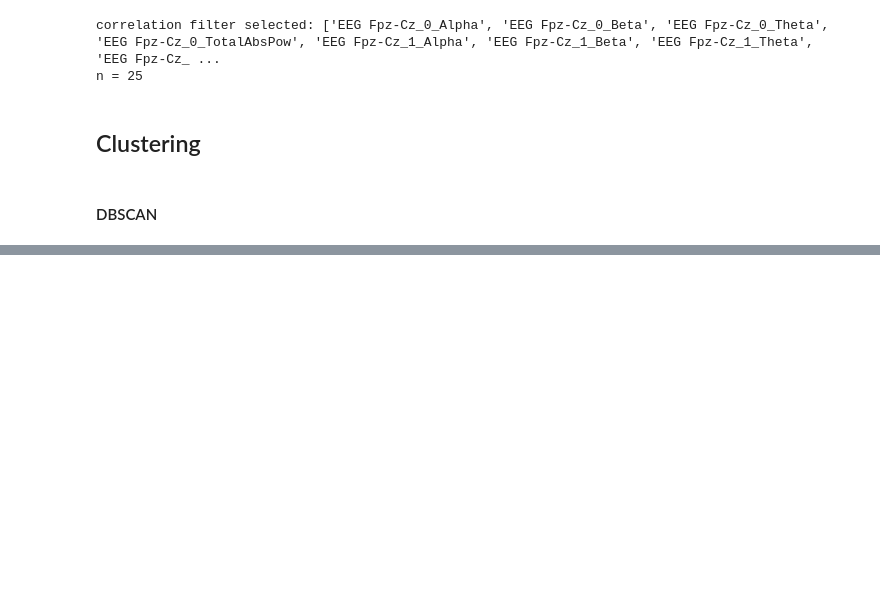
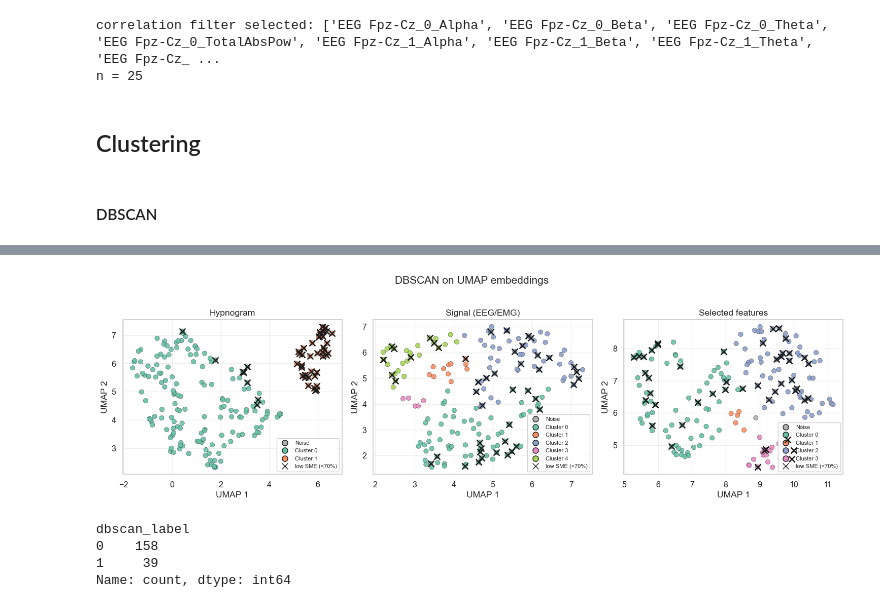
Before and after one commit to portmannh/sleep-phenotype-discovery, a Jupyter notebook: feature_correlations.ipynb, the cells around one changed output, grey strips where cells are left out. Cells and saved outputs as stored; diff of their text form; code cells hidden in the pictures; blank space fills up the shorter version.

```diff
--- a/feature_correlations.ipynb
+++ b/feature_correlations.ipynb
@@ -408,0 +416,47 @@ plot_dbscan_panels([
+# %%
+#Look at sleep efficiency
+# Setting 80% as threshold for "healthy sleep
+sme_labels = df[["dataset", "file", "SME"]].copy()
+sme_labels["normal_sme"] = sme_labels["SME"] >= 70
+plot_dbscan_panels(
+    [
+        (
+            hypno_clustered[["UMAP1", "UMAP2"]],
+            hypno_labels,
+            "Hypnogram",
+            sme_labels.loc[hypno_clustered.index, "normal_sme"],
+        ),
+        (
+            signal_clustered[["UMAP1", "UMAP2"]],
+            signal_labels,
+            "Signal (EEG/EMG)",
+            sme_labels.loc[signal_clustered.index, "normal_sme"],
+        ),
+        (
+            selected_clustered[["UMAP1", "UMAP2"]],
+            selected_labels,
+            "Selected features",
+            sme_labels.loc[selected_clustered.index, "normal_sme"],
+        ),
+    ],
+    overlay_match=False,  # x on low SME nights (normal_sme == False)
+)
+# %% [output]
+[figure, added]
+# %%
+# What are the 2 different clusters w/ hypnogram feature subset?
+hypno_clusters = df.loc[hypno_clustered.index].copy()
+hypno_clusters["dbscan_label"] = hypno_labels
+hypno_clusters["UMAP1"] = hypno_clustered["UMAP1"].values
+hypno_clusters["UMAP2"] = hypno_clustered["UMAP2"].values
+# Optional: SME label you already use
+hypno_clusters["normal_sme"] = hypno_clusters["SME"] >= 80
+print(hypno_clusters["dbscan_label"].value_counts().sort_index())
+
+clustered = hypno_clusters[hypno_clusters["dbscan_label"] >= 0]
+noise = hypno_clusters[hypno_clusters["dbscan_label"] == -1]
+# %% [output]
+dbscan_label
+0    158
+1     39
+Name: count, dtype: int64
```
Also changed, not shown: parts of 8 cells of this notebook, 1 other file.
